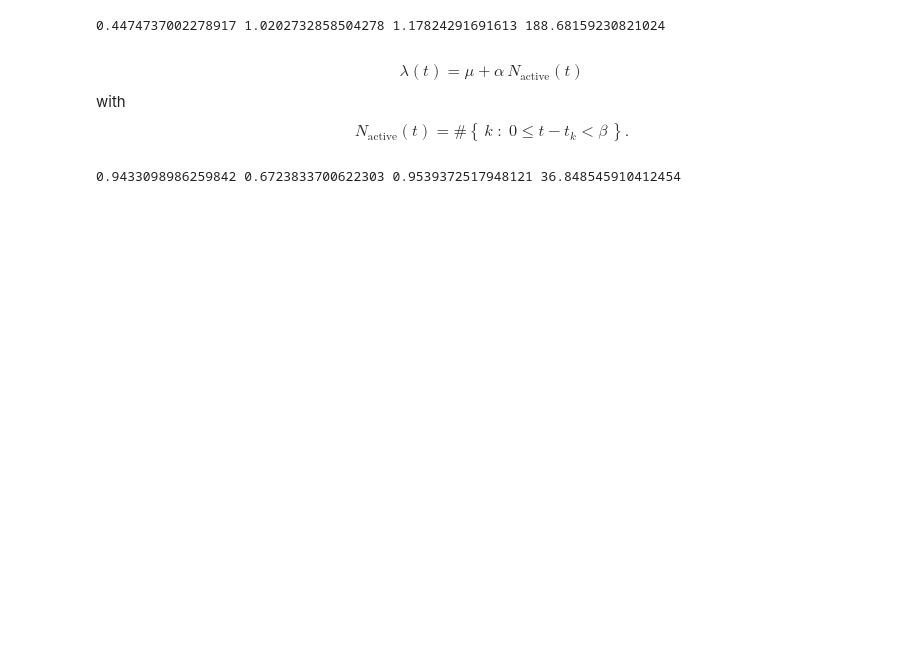
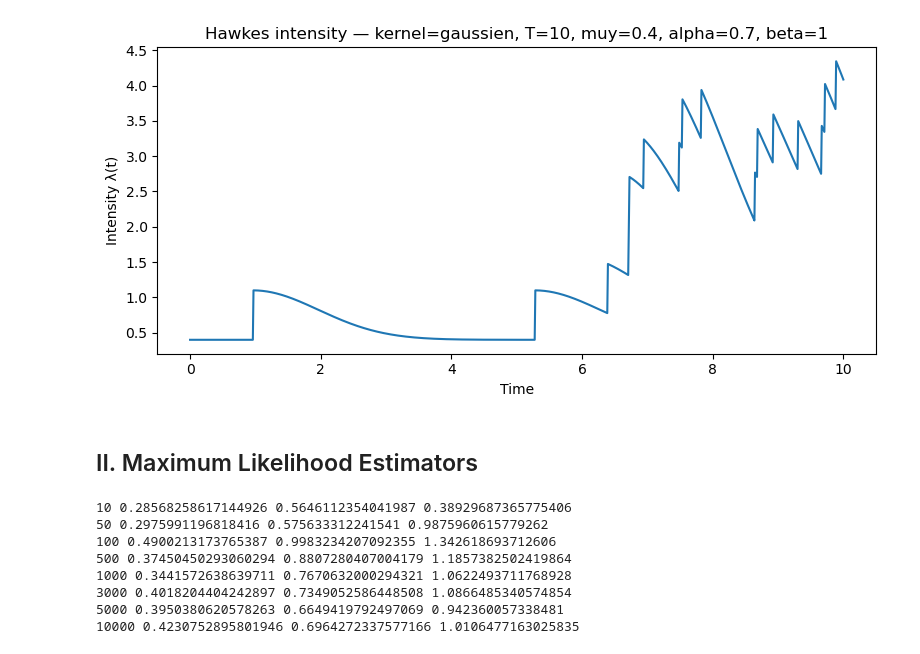
Before and after one commit to BaoNgocSen/M1-Internship-Testing-for-Linear-Hawkes-Process, a Jupyter notebook: Ngoc Stage 4eme-Main.ipynb, the cells around one changed output. Cells and saved outputs as stored; diff of their text form; code cells hidden in the pictures; blank space fills up the shorter version.

```diff
--- a/Ngoc Stage 4eme-Main.ipynb
+++ b/Ngoc Stage 4eme-Main.ipynb
@@ -63,59 +76,34 @@ $
 # %%
 mu=0.4
 alpha=0.7
-beta=1.0
-T=1800
-me = thinning_hawkes(mu, alpha, beta, T, kernel_type='gaussien')
+beta=1
+T=10
+me = thinning_hawkes(mu, alpha, beta,T, kernel_type='gaussien')
 e = me.simulate()
-time_threshold_1 = T / 3
-time_threshold_2 = 2 * T / 3
-idx1 = 0
-while idx1 < len(e) and e[idx1] < time_threshold_1:
-    idx1 += 1
-    idx2 = idx1
-while idx2 < len(e) and e[idx2] < time_threshold_2:
-    idx2 += 1
-list1e = e[0:idx1]
-list2e = e[idx1:idx2]
-list3e = np.array(e[idx2:])-2/3*T
-
-L, mu_hat, alpha_hat, beta_hat, variance_hat = estimate_hawkes_params(list3e, T/3)
-hawkes_test3(len(list1e), T/3, mu_hat, alpha_hat, beta_hat, variance_hat, alpha_level=0.05)
-print( mu_hat, alpha_hat, beta_hat, variance_hat )
+me.plot_intensity(1000,T)
 # %% [output]
-0.4474737002278917 1.0202732858504278 1.17824291691613 188.68159230821024
+[figure, added]
-# %% [markdown]
-$$
-\lambda(t) = \mu + \alpha\,N_{\text{active}}(t)
-$$
-with
-$$
-N_{\text{active}}(t) = \#\left\{\, k \;:\; 0 \le t - t_k < \beta \,\right\}.
-$$
+# %% [markdown]
+## II. Maximum Likelihood Estimators
 # %%
 mu=0.4
 alpha=0.7
-beta=1.0
-T=1800
-me = thinning_hawkes(mu, alpha, beta, T, kernel_type='box')
-e = me.simulate()
-time_threshold_1 = T / 3
-time_threshold_2 = 2 * T / 3
-idx1 = 0
-while idx1 < len(e) and e[idx1] < time_threshold_1:
-    idx1 += 1
-    idx2 = idx1
-while idx2 < len(e) and e[idx2] < time_threshold_2:
-    idx2 += 1
-list1e = e[0:idx1]
-list2e = e[idx1:idx2]
-list3e = np.array(e[idx2:])-2/3*T
-
-L, mu_hat, alpha_hat, beta_hat, variance_hat = estimate_hawkes_params(list1e, T/3)
-hawkes_test3(len(list3e), T/3, mu_hat, alpha_hat, beta_hat, variance_hat, alpha_level=0.05)
-print( mu_hat, alpha_hat, beta_hat, variance_hat )
+beta=1
+T_=[10,50,100,500,1000,3000,5000,10000]
+for T in T_:
+    me = thinning_hawkes(mu, alpha, beta,T, kernel_type='exponential')
+    e = me.simulate()
+    L, mu_hat, alpha_hat, beta_hat, variance_hat = estimate_hawkes_params(e, T)
+    print(T,mu_hat, alpha_hat, beta_hat)
 # %% [output]
-0.9433098986259842 0.6723833700622303 0.9539372517948121 36.848545910412454
+10 0.28568258617144926 0.5646112354041987 0.38929687365775406
+50 0.2975991196818416 0.575633312241541 0.9875960615779262
+100 0.4900213173765387 0.9983234207092355 1.342618693712606
+500 0.37450450293060294 0.8807280407004179 1.1857382502419864
+1000 0.3441572638639711 0.7670632000294321 1.0622493711768928
+3000 0.4018204404242897 0.7349052586448508 1.0866485340574854
+5000 0.3950380620578263 0.6649419792497069 0.942360057338481
+10000 0.4230752895801946 0.6964272337577166 1.0106477163025835
 # %%
 mu=0.4
 alpha=0.7
```
Also changed, not shown: parts of 51 cells of this notebook, 2 other files.
